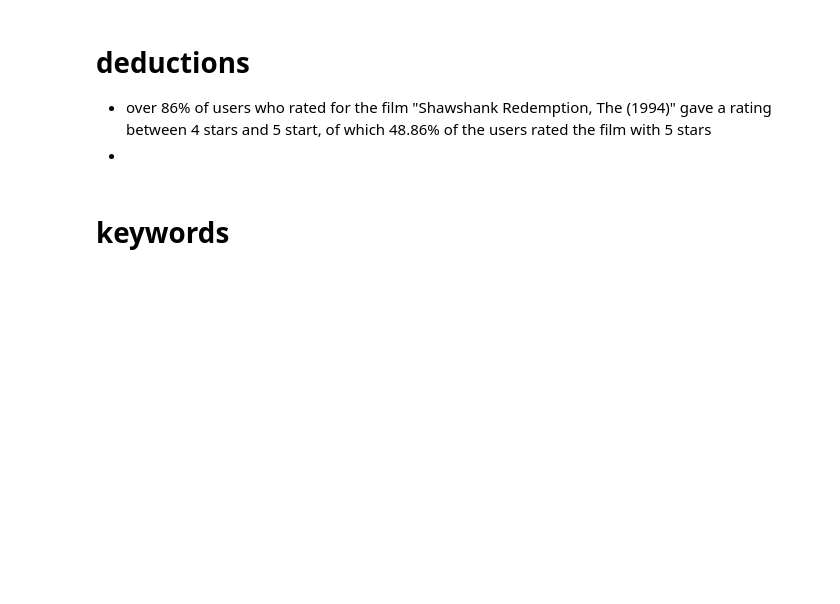
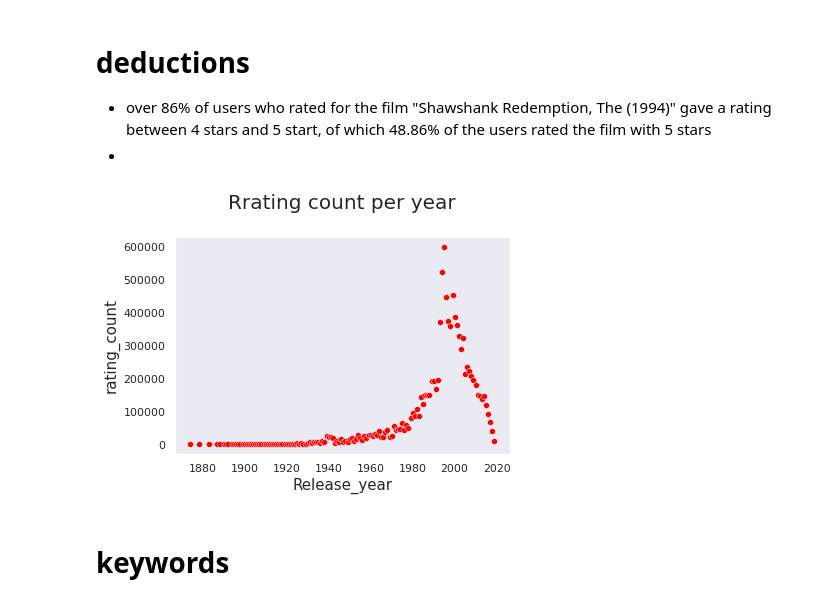
Before and after one commit to uncode1/Team-ZF5-unsupervised-predict-streamlit-template, a Jupyter notebook: notebook-team-zf5.ipynb, the cells around one changed output. Saved outputs shown, nothing was run; the diff lists cells and outputs as text; code cells hidden in the pictures; blank space fills up the shorter version.

```diff
--- a/notebook-team-zf5.ipynb
+++ b/notebook-team-zf5.ipynb
@@ -372,6 +370,24 @@ plt.show()
 # deductions
 - over 86% of users who rated for the film "Shawshank Redemption, The (1994)" gave a rating between 4 stars and 5 start, of which 48.86% of the users rated the film with 5 stars
 -
+# %%
+# Extract the release year fron the movie titles
+ratings['release_year'] = ratings.title.map(lambda x: re.findall('\d\d\d\d', x))
+ratings.release_year = ratings.release_year.apply(lambda x: np.nan if not x else int(x[-1]))
+years =  pd.DataFrame(ratings.groupby(['release_year'])['title'].count())
+years.rename(columns={'title':'movies released'}, inplace=True)
+# %%
+rating_year_count = ratings.groupby(['release_year'])['rating'].count()
+rating_year_count = rating_year_count.reset_index()
+fig = plt.figure(4, figsize=(6,4))
+sns.scatterplot(data=rating_year_count, x='release_year', y='rating', color='red')
+plt.title('Rrating count per year\n',fontsize=20)
+plt.xlabel('Release_year', fontsize=15)
+plt.ylabel('rating_count', fontsize=15)
+
+plt.show()
+# %% [output]
+[figure, added]
 # %% [markdown]
 # keywords
 # %%
```
Also changed, not shown: parts of 36 cells of this notebook.
